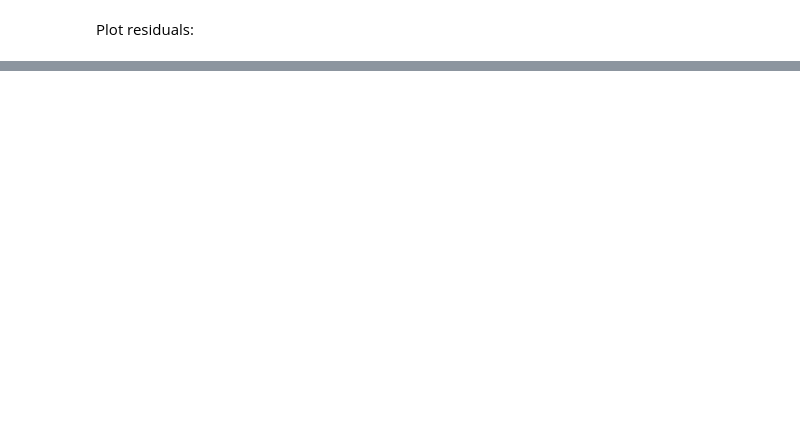
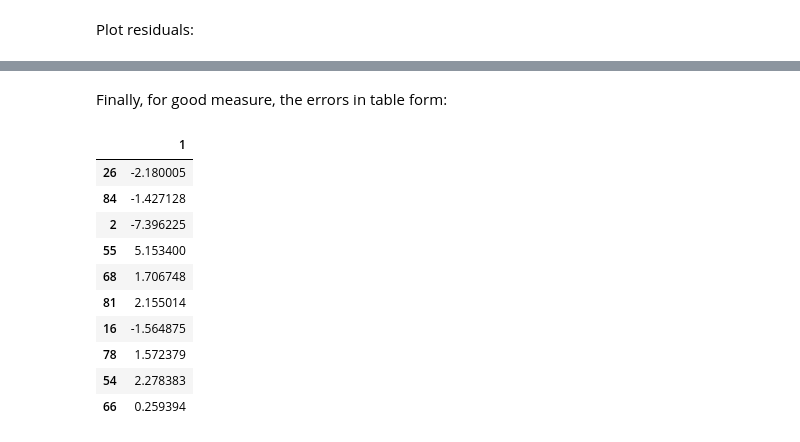
Before and after one commit to kwichmann/linear_regression_demo, a Jupyter notebook: challenge.ipynb, the cells around one changed output, grey strips where cells are left out. Cells and saved outputs as stored; diff of their text form; code cells hidden in the pictures; blank space fills up the shorter version.

```diff
--- a/challenge.ipynb
+++ b/challenge.ipynb
@@ -40,0 +62,16 @@ plt.scatter(X_train, y_train.subtract(reg.predict(X_train)))
+# %% [markdown]
+Finally, for good measure, the errors in table form:
+# %%
+reg.predict(X_test) - y_test
+# %% [output]
+|  | 1 |
+| 26 | -2.180005 |
+| 84 | -1.427128 |
+| 2 | -7.396225 |
+| 55 | 5.153400 |
+| 68 | 1.706748 |
+| 81 | 2.155014 |
+| 16 | -1.564875 |
+| 78 | 1.572379 |
+| 54 | 2.278383 |
+| 66 | 0.259394 |
```
Also changed, not shown: parts of 6 cells of this notebook.
